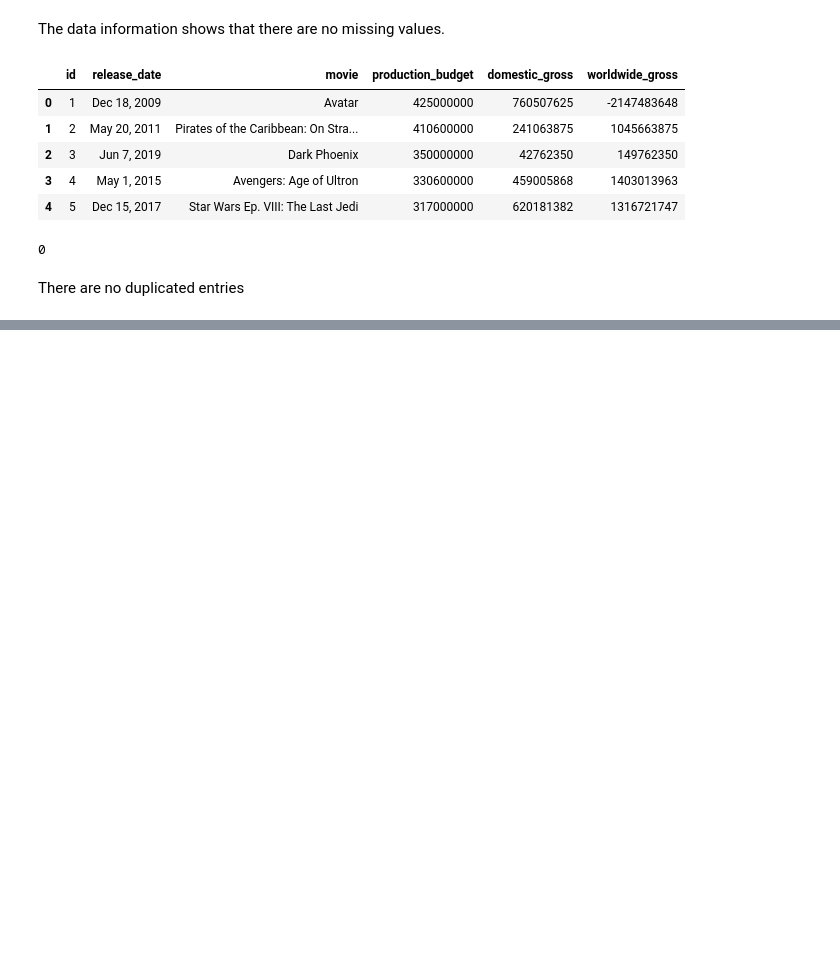
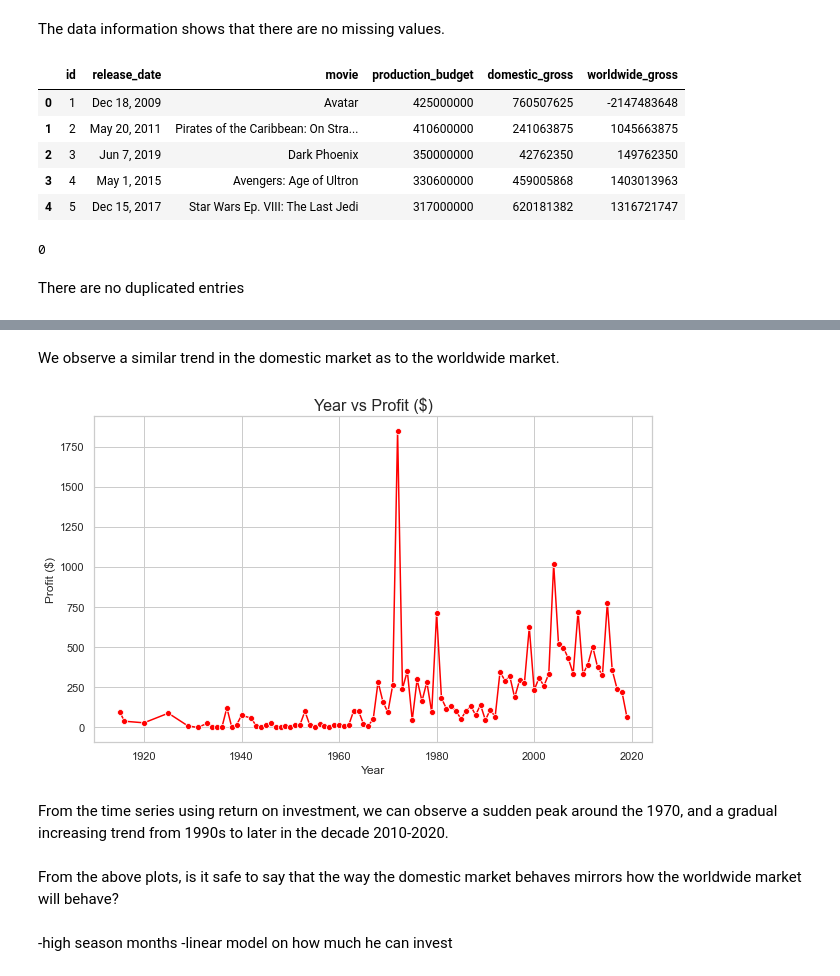
Before and after one commit to Kurgat-Bee/Phase2project, a Jupyter notebook: tnbugets.ipynb, the cells around one changed output, grey strips where cells are left out. Drawn from its saved outputs; the diff is of its cells as text; code cells hidden in the pictures; blank space fills up the shorter version.

```diff
--- a/tnbugets.ipynb
+++ b/tnbugets.ipynb
@@ -119,0 +250,14 @@ df.head(50)
+# %% [markdown]
+We observe a similar trend in the domestic market as to the worldwide market.
+# %%
+#time series based on r_o_i
+plot_timeseries('profit ($)')
+# %% [output]
+[figure, added]
+# %% [markdown]
+From the time series using return on investment, we can observe a sudden peak around the 1970, and a gradual increasing trend from 1990s to later in the decade 2010-2020.
+# %% [markdown]
+From the above plots, is it safe to say that the way the domestic market behaves mirrors how the worldwide market will behave?
+# %% [markdown]
+-high season months
+-linear model on how much he can invest
```
Also changed, not shown: parts of 12 cells of this notebook.
